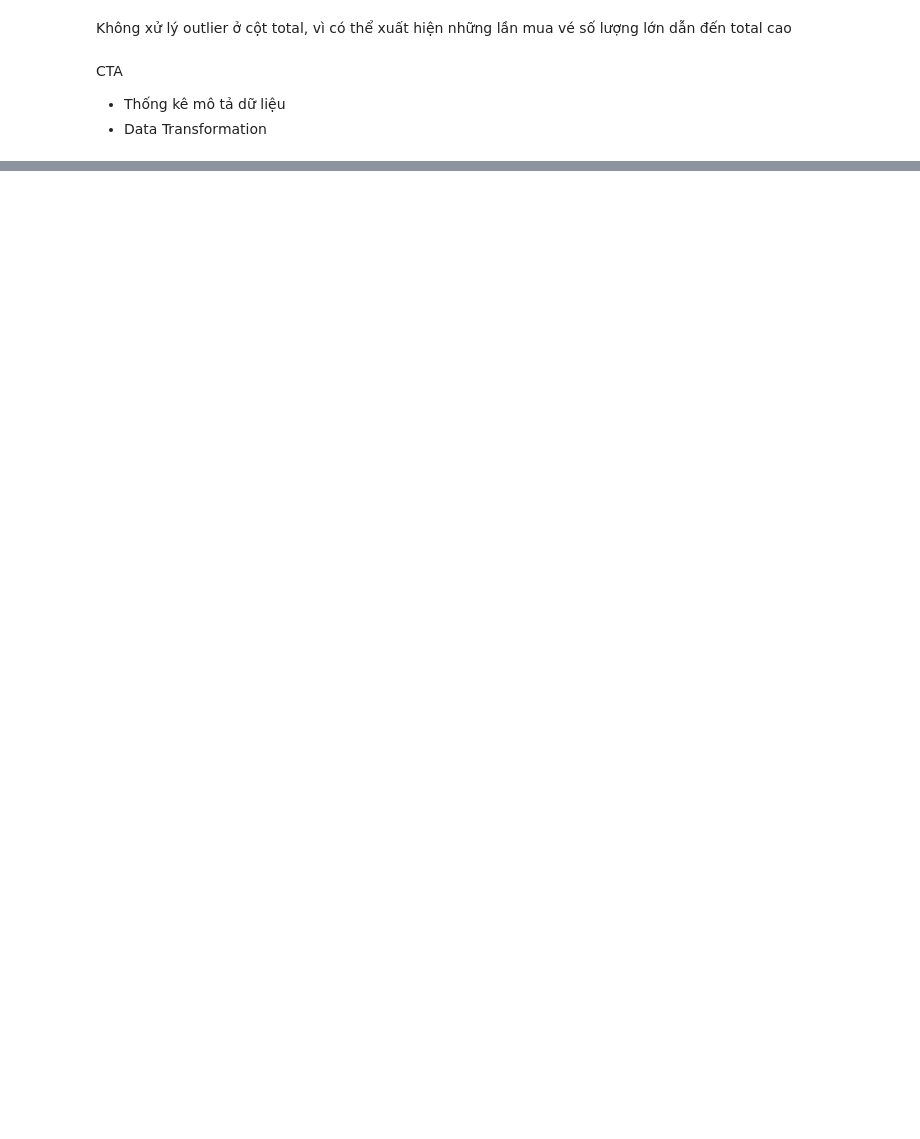
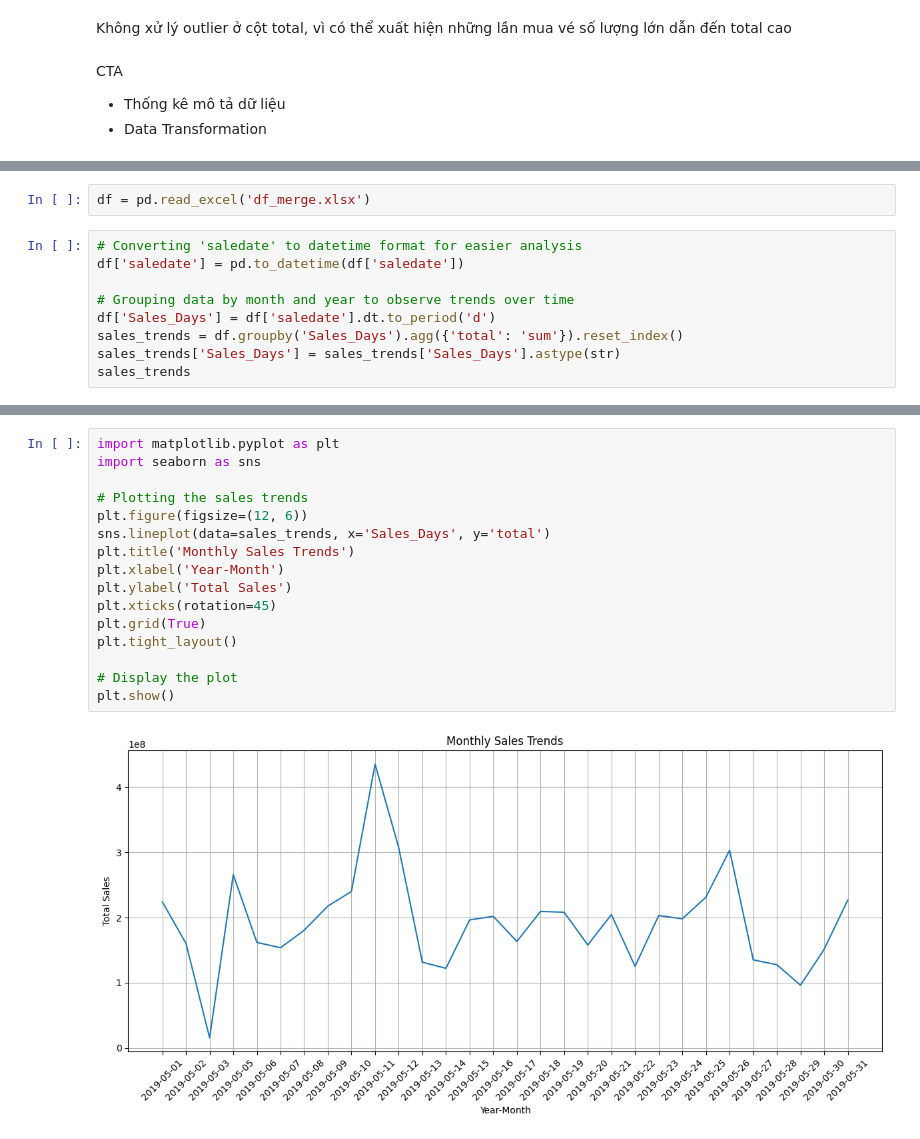
Before and after one commit to sonbao0901/data_got_talent, a Jupyter notebook: Clean_data-1.ipynb, the cells around one changed output, grey strips where cells are left out. Saved outputs shown, nothing was run; the diff lists cells and outputs as text; blank space fills up the shorter version.

```diff
--- a/Clean_data-1.ipynb
+++ b/Clean_data-1.ipynb
@@ -180,0 +252,11 @@ CTA
+# %%
+df = pd.read_excel('df_merge.xlsx')
+# %%
+# Converting 'saledate' to datetime format for easier analysis
+df['saledate'] = pd.to_datetime(df['saledate'])
+
+# Grouping data by month and year to observe trends over time
+df['Sales_Days'] = df['saledate'].dt.to_period('d')
+sales_trends = df.groupby('Sales_Days').agg({'total': 'sum'}).reset_index()
+sales_trends['Sales_Days'] = sales_trends['Sales_Days'].astype(str)
+sales_trends
@@ -180,0 +281,18 @@ CTA
+# %%
+import matplotlib.pyplot as plt
+import seaborn as sns
+
+# Plotting the sales trends
+plt.figure(figsize=(12, 6))
+sns.lineplot(data=sales_trends, x='Sales_Days', y='total')
+plt.title('Monthly Sales Trends')
+plt.xlabel('Year-Month')
+plt.ylabel('Total Sales')
+plt.xticks(rotation=45)
+plt.grid(True)
+plt.tight_layout()
+
+# Display the plot
+plt.show()
+# %% [output]
+[figure, added]
```
Also changed, not shown: parts of 10 cells of this notebook.
